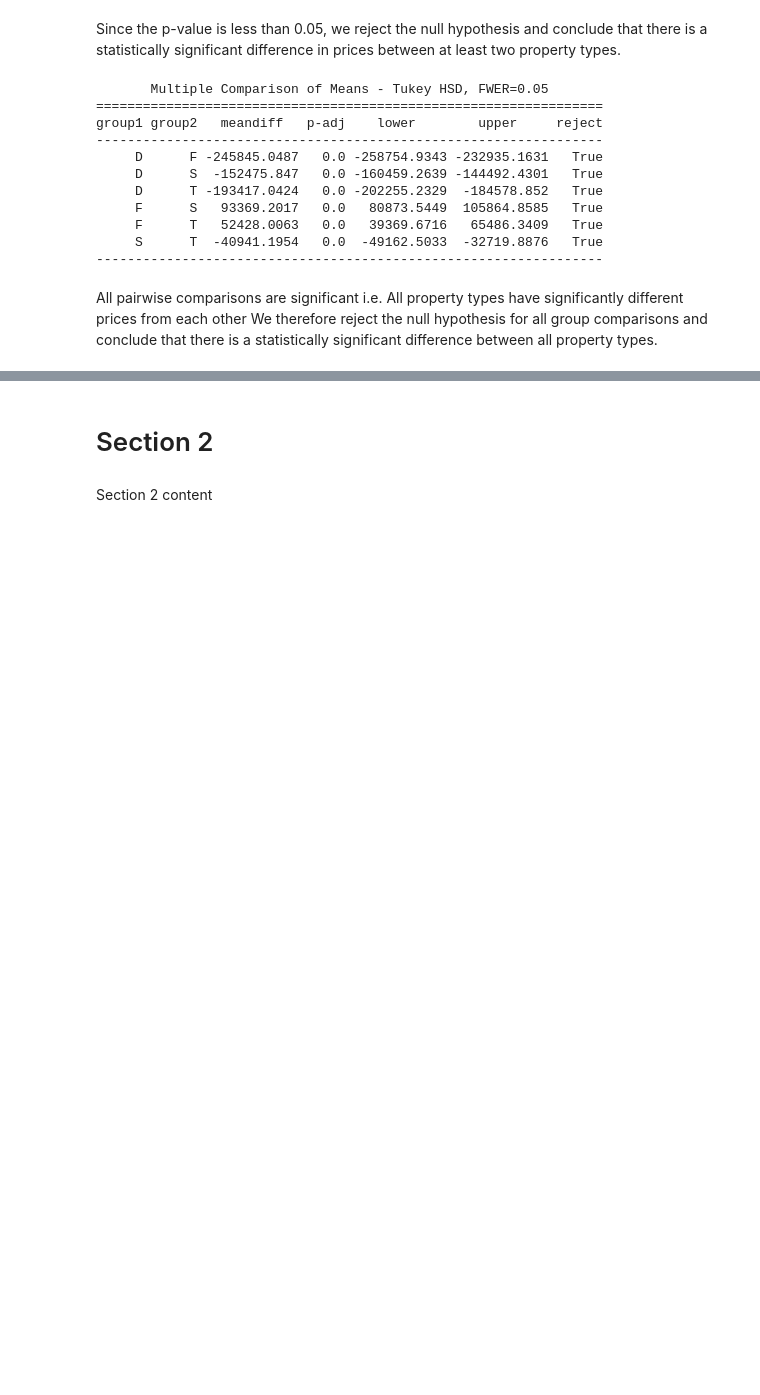
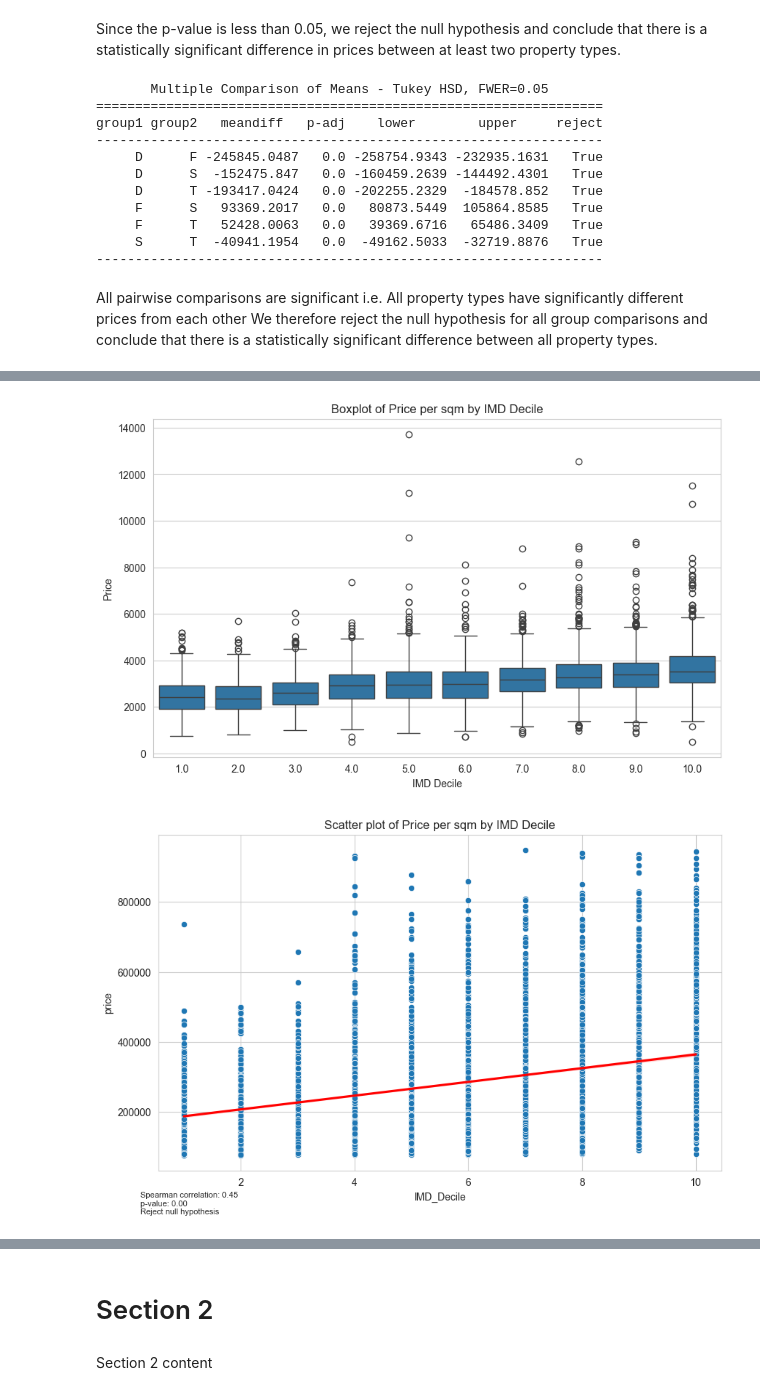
Before and after one commit to maleeper/Midlands_House_Prices, a Jupyter notebook: jupyter_notebooks/07 EDA and Hypotheses tests.ipynb, the cells around one changed output, grey strips where cells are left out. Saved outputs shown, nothing was run; the diff lists cells and outputs as text; code cells hidden in the pictures; blank space fills up the shorter version.

```diff
--- a/jupyter_notebooks/07 EDA and Hypotheses tests.ipynb
+++ b/jupyter_notebooks/07 EDA and Hypotheses tests.ipynb
@@ -132,0 +258,3 @@ We therefore reject the null hypothesis for all group comparisons and conclude t
+# %%
+df['price_per_sqm'] = df['price'] / df['total_floor_area']
+df.head()
@@ -132,0 +269,48 @@ We therefore reject the null hypothesis for all group comparisons and conclude t
+# %%
+# Hypothesis 3: A higher Index of Multiple Deprivation (IMD) decile is associated with a higher price per square metre. The expected relationship is a positive correlation. This will be validated using visualizations, statistical tests (Spearman’s rho) or regression analysis.
+# Null hypothesis: There is no correlation between IMD decile and price per square metre
+# Alternative hypothesis: There is a correlation between IMD decile and price per square metre
+
+# boxplot of price per sqm by IMD Decile
+plt.figure(figsize=(10, 6))
+sns.boxplot(data=df, x='IMD_Decile', y='price_per_sqm')
+plt.title('Boxplot of Price per sqm by IMD Decile')
+plt.xlabel('IMD Decile')
+plt.ylabel('Price')
+plt.show()
+
+# scatter plot of price per sqm by IMD Decile
+plt.figure(figsize=(10, 6))
+sns.scatterplot(data=df, x='IMD_Decile', y='price')
+plt.title('Scatter plot of Price per sqm by IMD Decile')
+plt.xlabel('IMD Decile')
+plt.ylabel('Price')
+# include a linear regression line
+sns.regplot(data=df, x='IMD_Decile', y='price', scatter=False, color='red')
+corr, p_value = stats.spearmanr(df['IMD_Decile'], df['price'])
+# Add a footnote with the hypothesis conclusion - supported by Copilot
+alpha = 0.05
+if p_value < alpha:
+    plt.figtext(0.1, 0.01, f'Spearman correlation: {corr:.2f}\np-value: {p_value:.2f}\nReject null hypothesis', fontsize=8)
+else:
+    plt.figtext(0.1, 0.01, f'Spearman correlation: {corr:.2f}\np-value: {p_value:.2f}\nFail to reject null hypothesis', fontsize=8)
+plt.show()
+
+plt.figure(figsize=(10, 6))
+sns.scatterplot(data=df, x='IMD_Rank', y='price')
+plt.title('Scatter plot of Price per sqm by IMD Rank')
+plt.xlabel('IMD Rank')
+plt.ylabel('Price')
+# include a linear regression line
+sns.regplot(data=df, x='IMD_Rank', y='price', scatter=False, color='red')
+corr, p_value = stats.spearmanr(df['IMD_Rank'], df['price'])
+# Add a footnote with the hypothesis conclusion - supported by Copilot
+alpha = 0.05
+if p_value < alpha:
+    plt.figtext(0.1, 0.01, f'Spearman correlation: {corr:.2f}\np-value: {p_value:.2f}\nReject null hypothesis', fontsize=8)
+else:
+    plt.figtext(0.1, 0.01, f'Spearman correlation: {corr:.2f}\np-value: {p_value:.2f}\nFail to reject null hypothesis', fontsize=8)
+plt.show()
+# %% [output]
+[figure, added]
+[figure, added]
```
Also changed, not shown: parts of 15 cells of this notebook, 1 other file.
